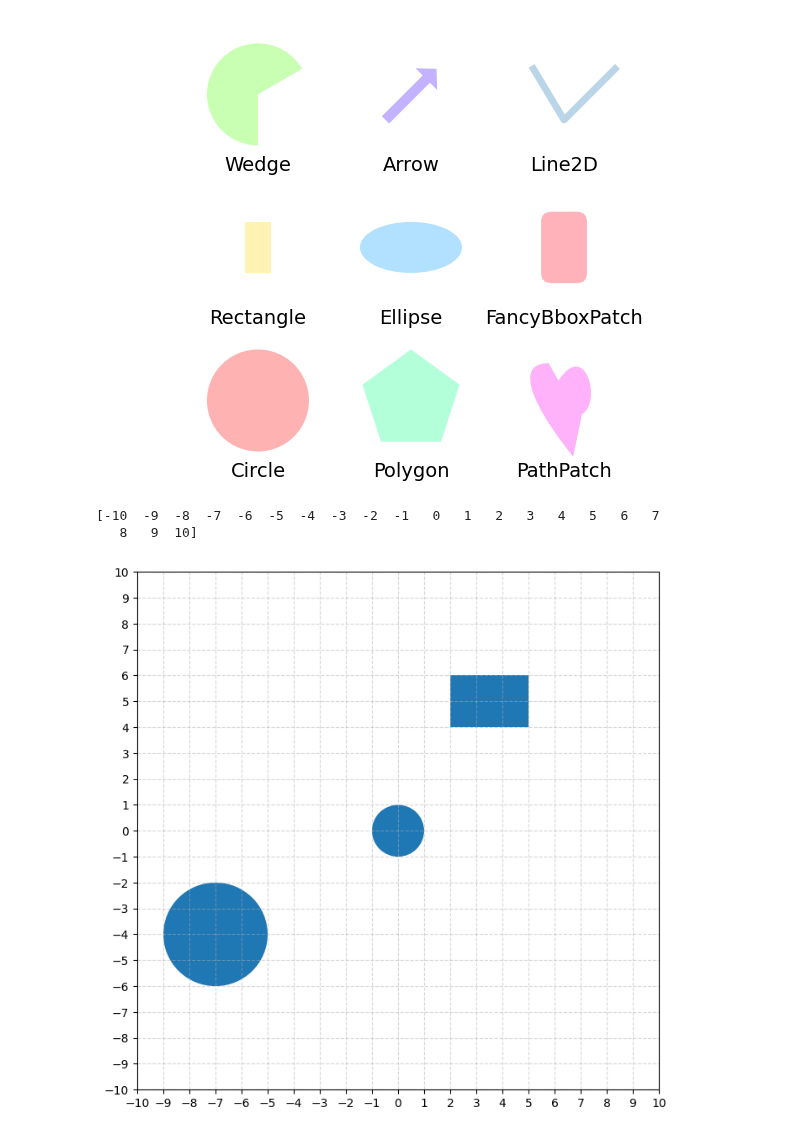
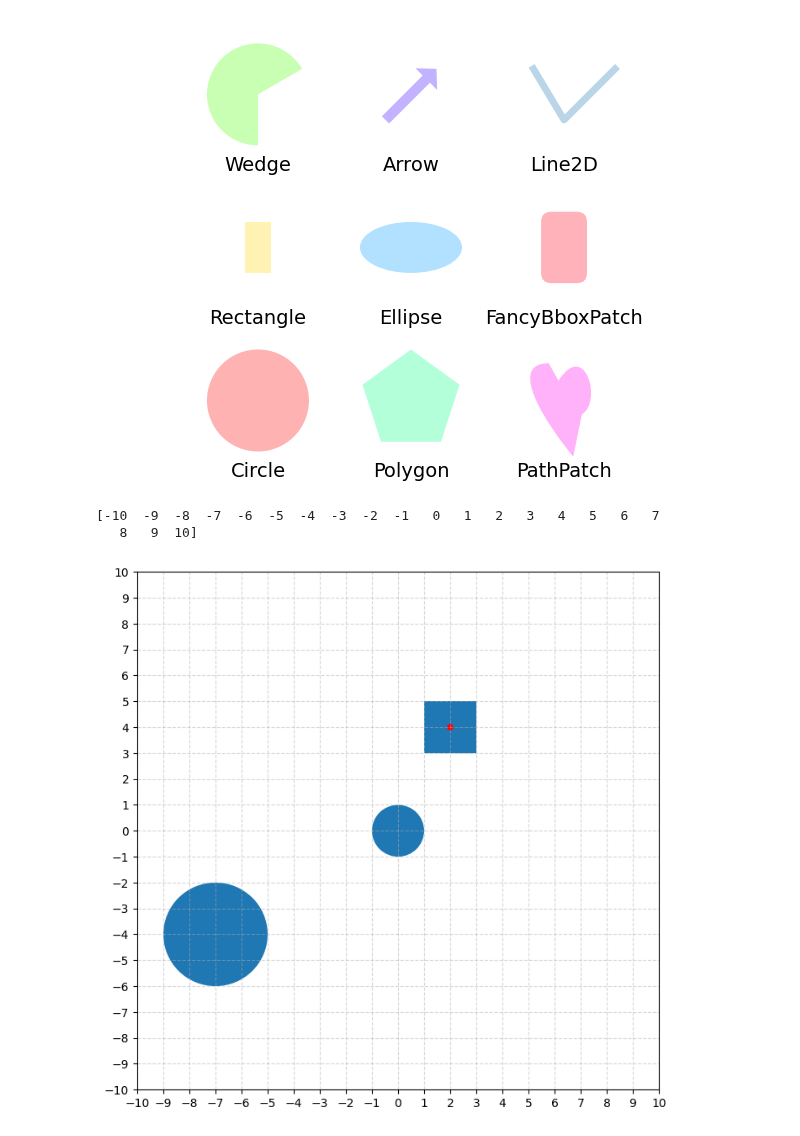
Before and after one commit to Razjoh/Python-Rasmus-Johansson, a Jupyter notebook: test.ipynb, the cells around one changed output. Saved outputs shown, nothing was run; the diff lists cells and outputs as text; code cells hidden in the pictures.

```diff
--- a/test.ipynb
+++ b/test.ipynb
@@ -197,23 +197,26 @@ plt.show()
 # %%
 fig, ax = plt.subplots(figsize=(8,8))
 
 plot_size = np.arange(-10,11,1)
 print(plot_size)
 
 circle1 = mpatches.Circle((0,0),1)
 circle2 = mpatches.Circle((-7,-4),2)
 ax.add_patch(circle1)
 ax.add_patch(circle2)
 
-rectangle = mpatches.Rectangle((2,4), 3, 2)
+rectangle = mpatches.Rectangle((1,3), 2, 2)
 ax.add_patch(rectangle)
+
+point = mpatches.Circle((2,4),.1, color="red")
+ax.add_patch(point)
 
 ax.set_xticks(plot_size)
 ax.set_yticks(plot_size)
 plt.axis([plot_size[0],plot_size[-1],plot_size[0],plot_size[-1]])
 plt.grid(linestyle='--', alpha=0.5)
 plt.show()
 # %% [output]
 [-10  -9  -8  -7  -6  -5  -4  -3  -2  -1   0   1   2   3   4   5   6   7
    8   9  10]
-[figure, old version]
+[figure, new version]
```
